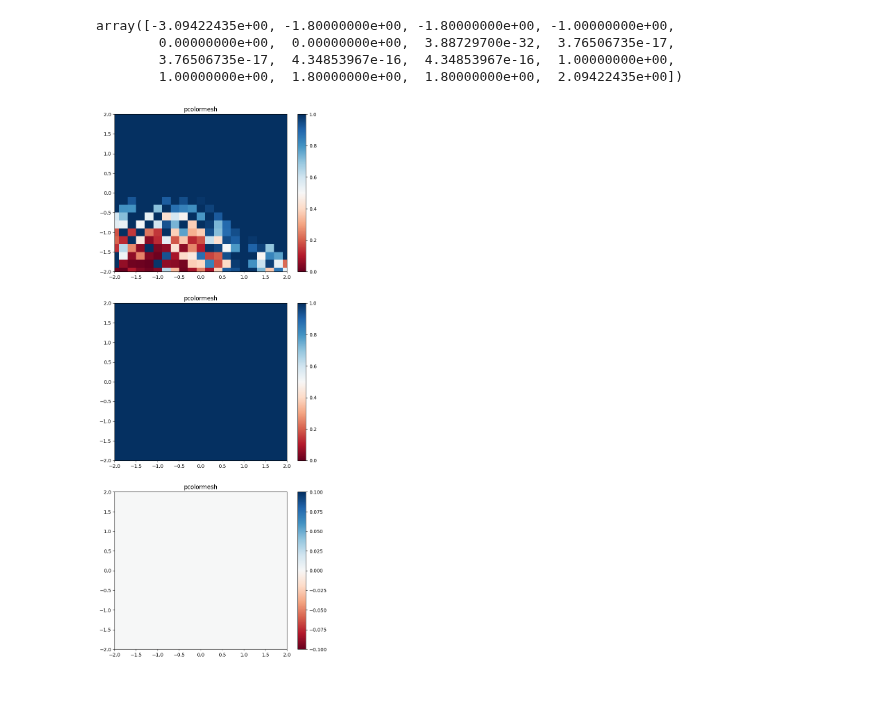
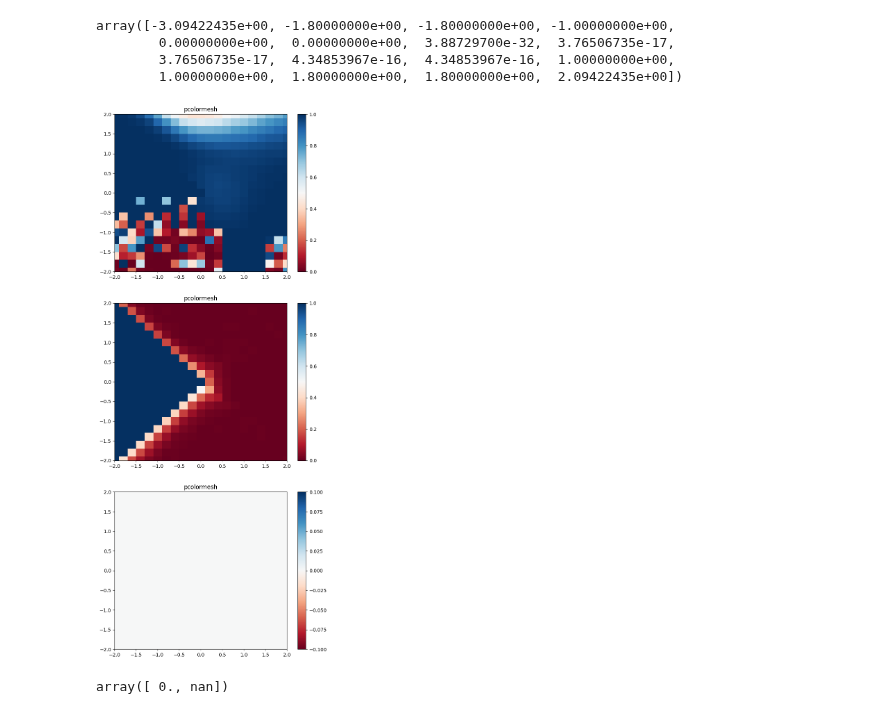
Before and after one commit to MKrbm/worms, a Jupyter notebook: python/visualize/visualize_hxyz1d.ipynb, the cells around one changed output. Cells and saved outputs as stored; diff of their text form; code cells hidden in the pictures.

Commit message:
add scratchnote and modifying visualizing notebook

```diff
--- a/python/visualize/visualize_hxyz1d.ipynb
+++ b/python/visualize/visualize_hxyz1d.ipynb
@@ -238,9 +197,9 @@ array([-3.09422435e+00, -1.80000000e+00, -1.80000000e+00, -1.00000000e+00,
         3.76506735e-17,  4.34853967e-16,  4.34853967e-16,  1.00000000e+00,
         1.00000000e+00,  1.80000000e+00,  1.80000000e+00,  2.09422435e+00])
 # %%
-h = 0
+h = 0.5
 T = 0.25
-L = 10
+L = 11
 
 df = df_final[(df_final.temp == T)&(df_final.n_sites == L)]
 
@@ -265,35 +224,39 @@ for Jx, Jy in zip(x.reshape(-1), y.reshape(-1)):
     idx = np.argmin(df_u.loss.values)
     loss = df_u.loss.values[idx]
     init_loss = df_u.init_loss.values[idx]
     au = df_u["as"].values[idx]
     z3.append(loss)
     z.append(au)
     z2.append(ah)
 Z = np.array(z).reshape(x.shape)
 Z2 = np.array(z2).reshape(x.shape)
 Z3 = np.array(z3).reshape(x.shape)
 
 fig, ax = plt.subplots(3, 1,figsize=(8,20))
 
 c = ax[0].pcolormesh(x, y, Z, cmap='RdBu', vmin=0, vmax=1)
 ax[0].set_title('pcolormesh')
 ax[0].axis([x.min(), x.max(), y.min(), y.max()])
 fig.colorbar(c, ax=ax[0])
 
 c = ax[1].pcolormesh(x, y, Z2, cmap='RdBu', vmin=0, vmax=1)
 ax[1].set_title('pcolormesh')
 ax[1].axis([x.min(), x.max(), y.min(), y.max()])
 fig.colorbar(c, ax=ax[1])
 
-c = ax[2].pcolormesh(x, y, Z3, cmap='RdBu', vmin=0)
+c = ax[2].pcolormesh(x, y, Z3, cmap='RdBu', vmin=0, vmax=np.max(Z3))
 ax[2].set_title('pcolormesh')
 ax[2].axis([x.min(), x.max(), y.min(), y.max()])
 fig.colorbar(c, ax=ax[2])
 
 
 plt.show()
 # %% [output]
-[figure, old version]
+[figure, new version]
+# %%
+df_final.loss.unique()
+# %% [output]
+array([ 0., nan])
 # %%
 df1 = df[df.Jx == df.Jy]
 df2 = df1[df1["as"] != 1]
```
Also changed, not shown: parts of 5 cells of this notebook, 1 other file.
